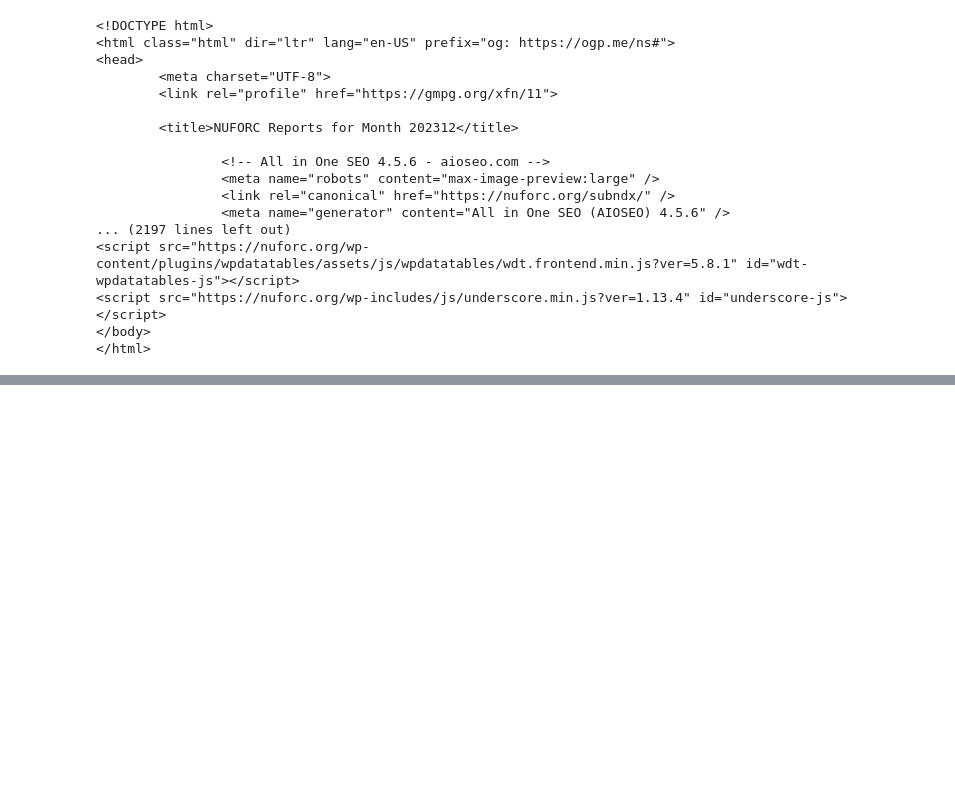
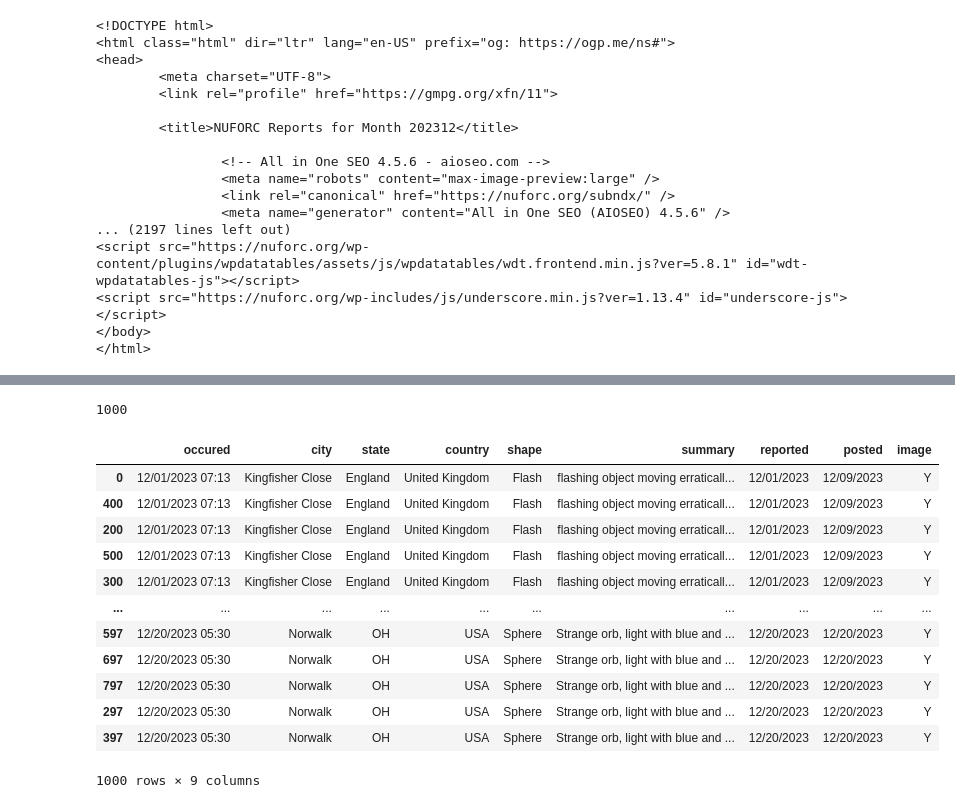
Before and after one commit to t-white-21/ufo-exploration, a Jupyter notebook: notebooks/nuforc-selenium.ipynb, the cells around one changed output, grey strips where cells are left out. Cells and saved outputs as stored; diff of their text form; code cells hidden in the pictures; blank space fills up the shorter version.

```diff
--- a/notebooks/nuforc-selenium.ipynb
+++ b/notebooks/nuforc-selenium.ipynb
@@ -63,7 +107,9 @@ posted = []
 image = []
 
 for page in range (0,10):
-      time.sleep(10)
+      results = soup.find('tbody')
+      rows = results.find_all('tr')
+
       for x in range(0,100):
             o = rows[x].find_all('td', style='')[1].text.strip()
             c = rows[x].find_all('td', style='')[2].text.strip()
@@ -85,7 +131,11 @@ for page in range (0,10):
             posted.append(p)
             image.append(i)
 
-#print(country)
 
       button = driver.find_element(By.CLASS_NAME, 'paginate_button.next')
       button.click()
+      time.sleep(5)
+
+#print(country)
+      #WebDriverWait(driver, 20).until(EC.invisibility_of_element_located((By.CSS_SELECTOR, "div.loader-overlay#loader[ng-show='loading'][aria-labelledby='loading-msg']")))
+      #WebDriverWait(driver, 20).until(EC.element_to_be_clickable((By.CSS_SELECTOR, "label[for='no-renovate']"))).click()
@@ -110,4 +161,24 @@ Stacktrace:
 
 # time.sleep(10)
 # %%
-len(occured)
+len(city)
+# %% [output]
+1000
+# %%
+ufo_df = pd.DataFrame(list(zip(occured, city, state, country, shape, summary, reported, posted, image)), columns=['occured', 'city', 'state', 'country', 'shape', 'summary', 'reported', 'posted', 'image'])
+# %%
+ufo_df.sort_values('occured', ascending=True)
+# %% [output]
+|  | occured | city | state | country | shape | summary | reported | posted | image |
+| 0 | 12/01/2023 07:13 | Kingfisher Close | England | United Kingdom | Flash | flashing object moving erraticall... | 12/01/2023 | 12/09/2023 | Y |
+| 400 | 12/01/2023 07:13 | Kingfisher Close | England | United Kingdom | Flash | flashing object moving erraticall... | 12/01/2023 | 12/09/2023 | Y |
+| 200 | 12/01/2023 07:13 | Kingfisher Close | England | United Kingdom | Flash | flashing object moving erraticall... | 12/01/2023 | 12/09/2023 | Y |
+| 500 | 12/01/2023 07:13 | Kingfisher Close | England | United Kingdom | Flash | flashing object moving erraticall... | 12/01/2023 | 12/09/2023 | Y |
+| 300 | 12/01/2023 07:13 | Kingfisher Close | England | United Kingdom | Flash | flashing object moving erraticall... | 12/01/2023 | 12/09/2023 | Y |
+| ... | ... | ... | ... | ... | ... | ... | ... | ... | ... |
+| 597 | 12/20/2023 05:30 | Norwalk | OH | USA | Sphere | Strange orb, light with blue and ... | 12/20/2023 | 12/20/2023 | Y |
+| 697 | 12/20/2023 05:30 | Norwalk | OH | USA | Sphere | Strange orb, light with blue and ... | 12/20/2023 | 12/20/2023 | Y |
+| 797 | 12/20/2023 05:30 | Norwalk | OH | USA | Sphere | Strange orb, light with blue and ... | 12/20/2023 | 12/20/2023 | Y |
+| 297 | 12/20/2023 05:30 | Norwalk | OH | USA | Sphere | Strange orb, light with blue and ... | 12/20/2023 | 12/20/2023 | Y |
+| 397 | 12/20/2023 05:30 | Norwalk | OH | USA | Sphere | Strange orb, light with blue and ... | 12/20/2023 | 12/20/2023 | Y |
+1000 rows × 9 columns
```
Also changed, not shown: parts of 5 cells of this notebook, 1 other file.
